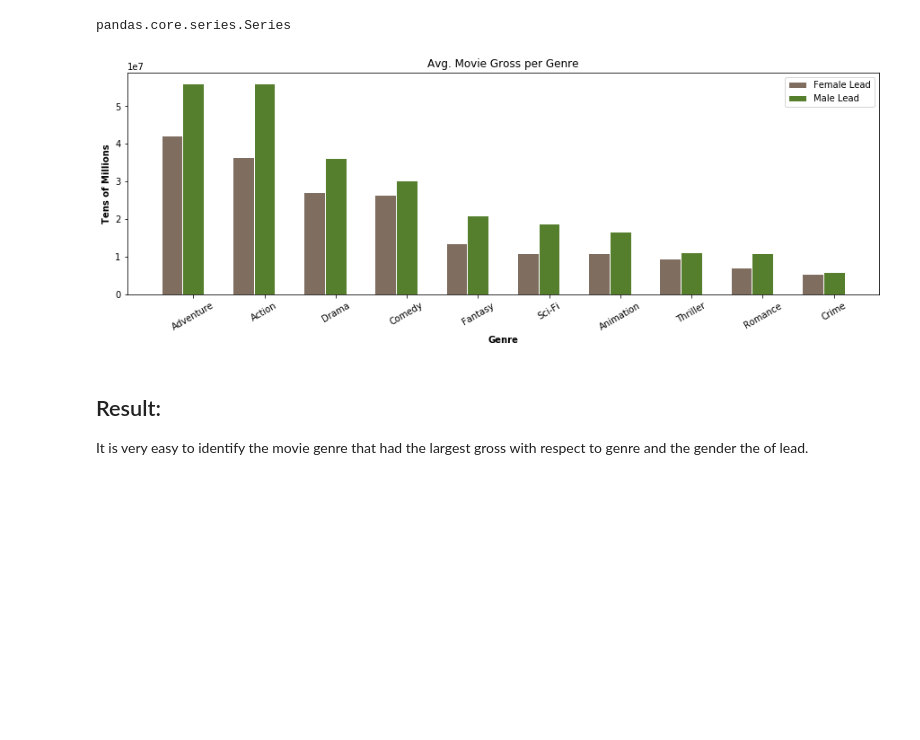
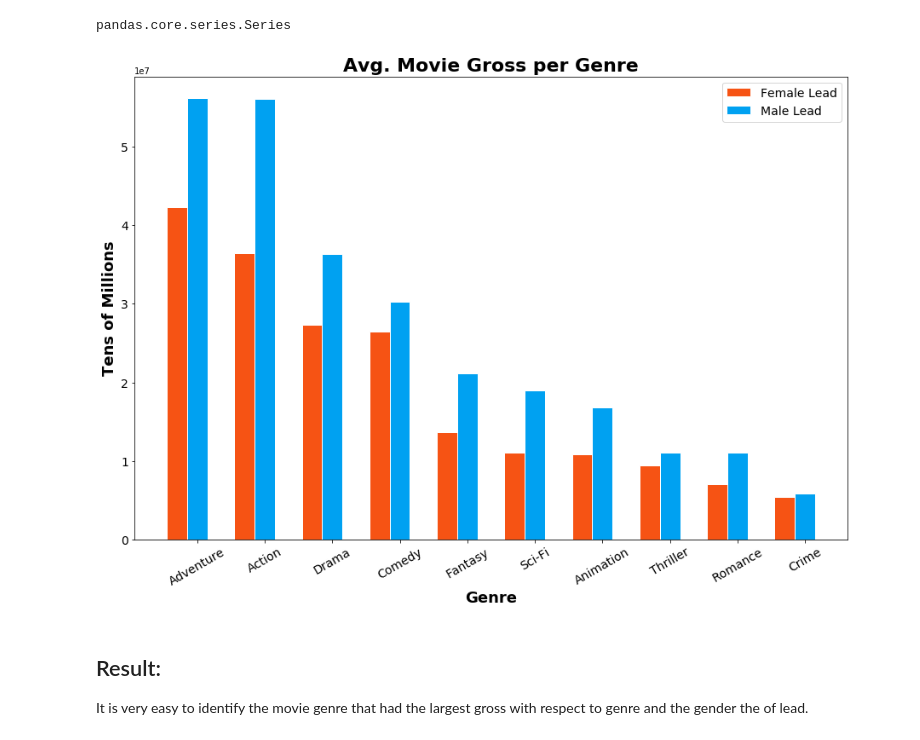
Before and after one commit to phoebetwong/flatiron_mod1project, a Jupyter notebook: mod1_proj.ipynb, the cells around one changed output. Saved outputs shown, nothing was run; the diff lists cells and outputs as text; code cells hidden in the pictures; blank space fills up the shorter version.

Commit message:
add images and nb for presentation

```diff
--- a/mod1_proj.ipynb
+++ b/mod1_proj.ipynb
@@ -227,40 +227,40 @@ genre_avg_gross_f.index = genre_avg_gross_f.index.str.replace('_w_gross', '')
 genre_avg_gross_m.index = genre_avg_gross_m.index.str.replace('_w_gross', '')
 # %%
 figure = plt.figure(figsize=(15, 10))
-axes = figure.add_subplot(2, 1, 1)
+axes = figure.add_subplot(1, 1, 1)
 # set width of bar
 barWidth = 0.3
 
 # set height of bar
 bars1 = genre_avg_gross_f
 bars2 = genre_avg_gross_m
 
 bars1 = bars1.sort_values(ascending = False).head(10)
 bars2 = bars2.sort_values(ascending = False).head(10)
 
 # Set position of bar on X axis
 r1 = np.arange(len(bars1))
 r2 = [x + barWidth for x in r1]
 
 # Make the plot
-plt.bar(r1, bars1, color='#7f6d5f', width=barWidth, edgecolor='white', label='Female Lead')
-plt.bar(r2, bars2, color='#557f2d', width=barWidth, edgecolor='white', label='Male Lead')
+plt.bar(r1, bars1, color='#f65314', width=barWidth, edgecolor='white', label='Female Lead')
+plt.bar(r2, bars2, color='#00a1f1', width=barWidth, edgecolor='white', label='Male Lead')
 
 
 # Add xticks on the middle of the group bars
-plt.xlabel('Genre', fontweight='bold')
-plt.ylabel('Tens of Millions', fontweight='bold')
-plt.xticks([r + barWidth for r in range(len(bars1))], list(bars1.index))
+plt.xlabel('Genre', fontweight='bold',fontsize=18)
+plt.ylabel('Tens of Millions', fontweight='bold',fontsize=18)
+plt.xticks([r + barWidth for r in range(len(bars1))], list(bars1.index),fontsize=14)
+plt.yticks(fontsize=14)
 axes.set_xticklabels(axes.get_xticklabels(),rotation=30)
+plt.title('Avg. Movie Gross per Genre',fontsize=22,fontweight='bold')
 
-
-plt.savefig('Avg Movie Gross(Gender).jpg')
-plt.title('Avg. Movie Gross per Genre')
 # Create legend & Show graphic
-plt.legend()
+plt.legend(numpoints=1, fontsize=14)
+plt.savefig('GenreGross.jpg',bbox_inches="tight")
 plt.show()
 # %% [output]
-[figure, old version]
+[figure, new version]
 # %% [markdown]
 ## Result:
 It is very easy to identify the movie genre that had the largest gross with respect to genre and the gender the of lead.
```
Also changed, not shown: parts of 3 cells of this notebook, 10 other files.
